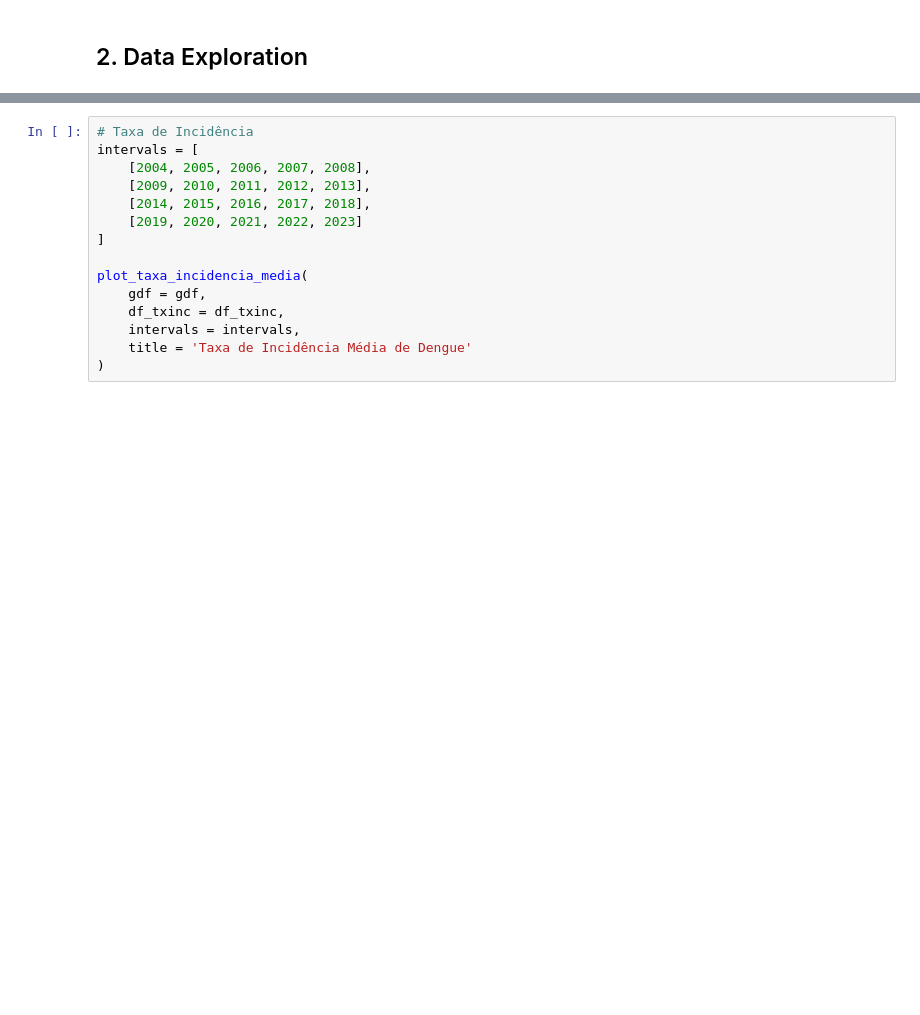
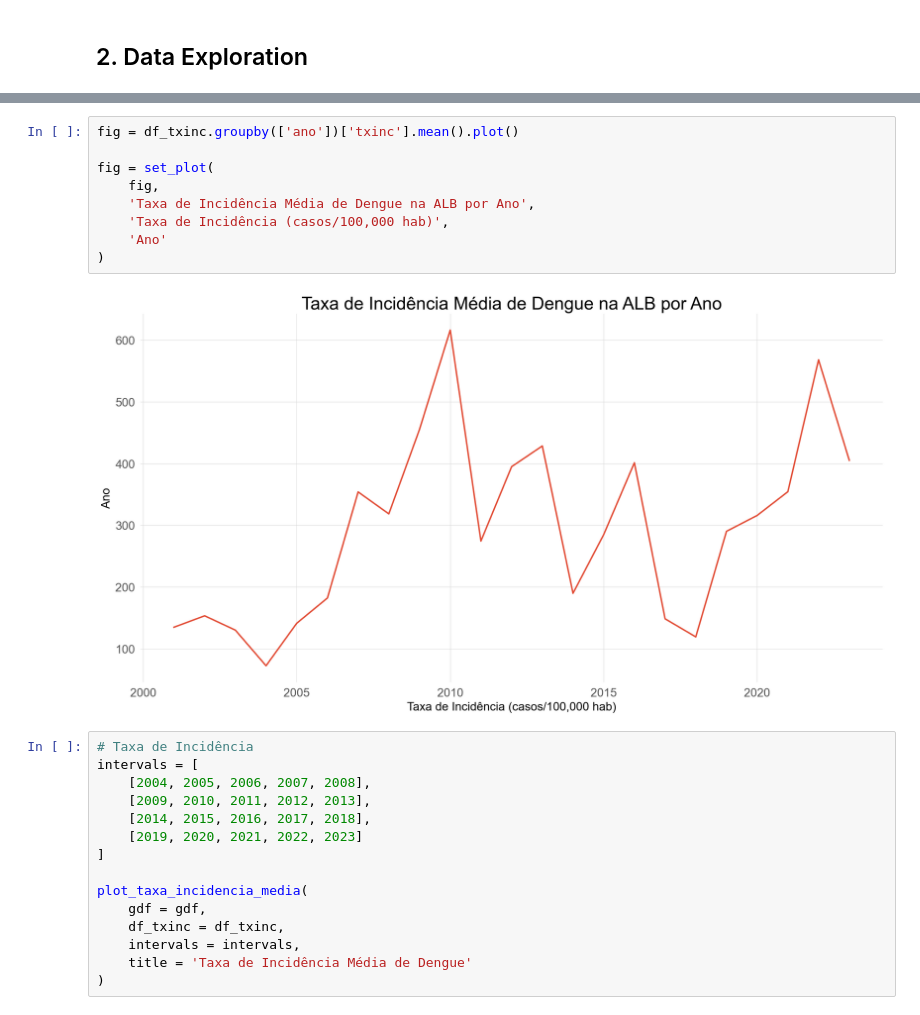
Before and after one commit to caiocasagrande/dengue_analysis, a Jupyter notebook: notebooks/dengue_analysis_MU_BR.ipynb, the cells around one changed output, grey strips where cells are left out. Drawn from its saved outputs; the diff is of its cells as text; blank space fills up the shorter version.

Commit message:
Update dengue analysis MU notebook #3

```diff
--- a/notebooks/dengue_analysis_MU_BR.ipynb
+++ b/notebooks/dengue_analysis_MU_BR.ipynb
@@ -199,3 +260,14 @@ df_txinc = df_txinc.fillna(0)
+# %%
+fig = df_txinc.groupby(['ano'])['txinc'].mean().plot()
+
+fig = set_plot(
+    fig,
+    'Taxa de Incidência Média de Dengue na ALB por Ano',
+    'Taxa de Incidência (casos/100,000 hab)',
+    'Ano'
+)
+# %% [output]
+[figure, added]
 # %%
 # Taxa de Incidência
 intervals = [
```
Also changed, not shown: parts of 8 cells of this notebook.
